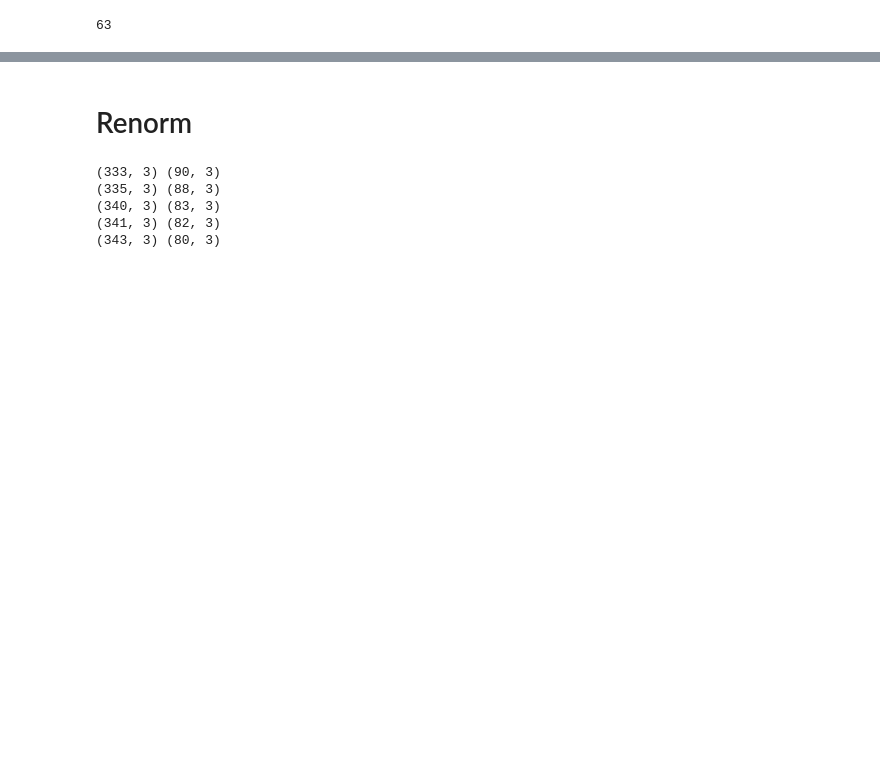
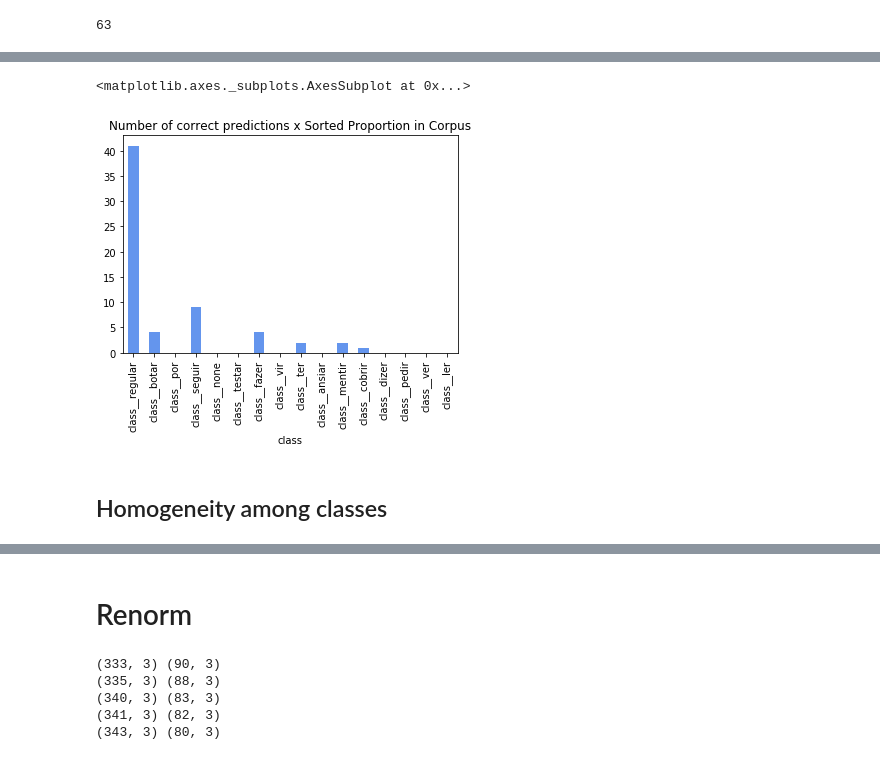
Before and after one commit to beatrizalbiero/MsResearch, a Jupyter notebook: WickelfeaturesProject/encoder-decoder.ipynb, the cells around one changed output, grey strips where cells are left out. Cells and saved outputs as stored; diff of their text form; code cells hidden in the pictures; blank space fills up the shorter version.

```diff
--- a/WickelfeaturesProject/encoder-decoder.ipynb
+++ b/WickelfeaturesProject/encoder-decoder.ipynb
@@ -161,0 +185,5 @@ results.sort_values('proportion_in_corpus', ascending=False)
+# %%
+results.sort_values('proportion_in_corpus', ascending=False).correct.plot.bar(color='cornflowerblue', title='Number of correct predictions x Sorted Proportion in Corpus')
+# %% [output]
+<matplotlib.axes._subplots.AxesSubplot at 0x...>
+[figure, added]
@@ -161,0 +192,2 @@ results.sort_values('proportion_in_corpus', ascending=False)
+# %% [markdown]
+## Homogeneity among classes
```
Also changed, not shown: parts of 21 cells of this notebook, 1 other file.
